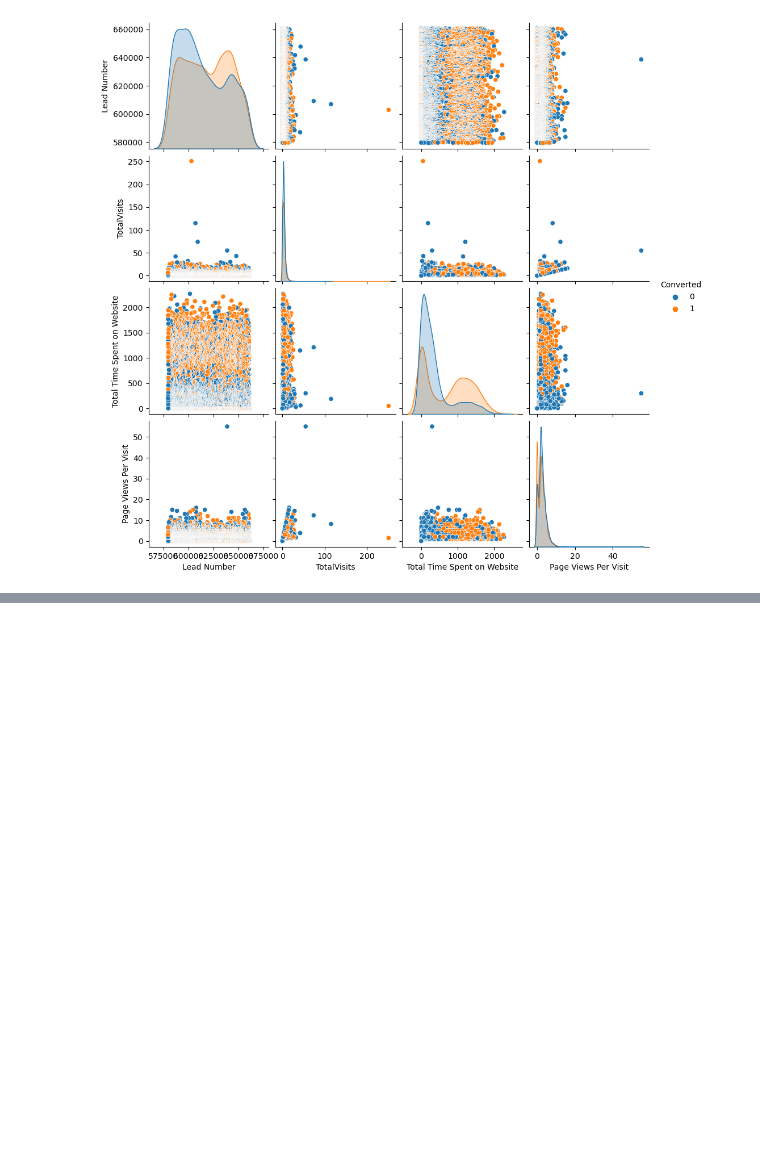
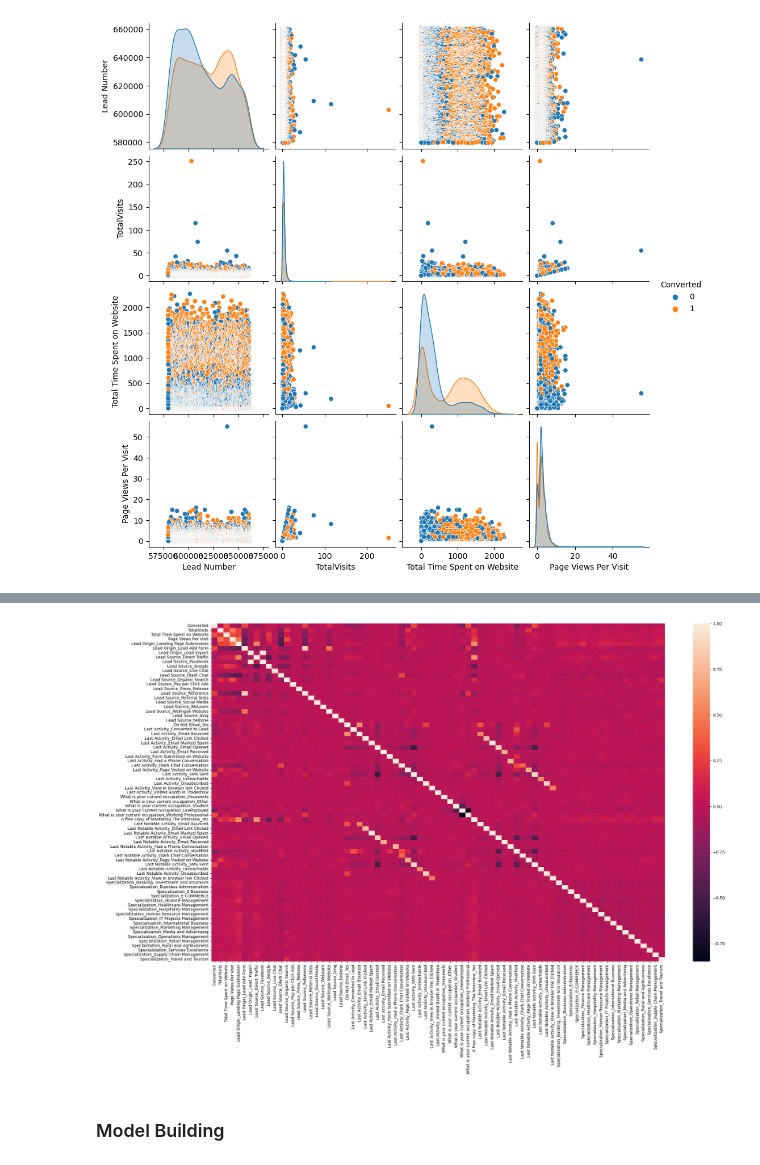
Before and after one commit to dhyani28/Lead_score_case_study, a Jupyter notebook: Lead_score_case_study_code.ipynb, the cells around one changed output, grey strips where cells are left out. Cells and saved outputs as stored; diff of their text form; code cells hidden in the pictures; blank space fills up the shorter version.

```diff
--- a/Lead_score_case_study_code.ipynb
+++ b/Lead_score_case_study_code.ipynb
@@ -316,0 +429,2 @@ ValueError: Cannot use `hue` without `x` and `y`
+# %%
+leads_score.drop(['Prospect ID', 'Lead Number'], 1, inplace = True)
@@ -316,0 +449,20 @@ ValueError: Cannot use `hue` without `x` and `y`
+# %%
+#now creating dummmy variables for the same columns
+dummy = pd.get_dummies(leads_score[['Lead Origin', 'Lead Source', 'Do Not Email', 'Last Activity',
+                              'What is your current occupation','A free copy of Mastering The Interview',
+                              'Last Notable Activity']], drop_first=True)
+
+
+leads_score = pd.concat([leads_score, dummy], axis=1)
+# %%
+# Now creating dummy variable for the column 'Specialization' because it has "select" value
+
+dummy_1 = pd.get_dummies(leads_score['Specialization'], prefix = 'Specialization')
+dummy_1 = dummy_1.drop(['Specialization_Select'], 1)
+leads_score = pd.concat([leads_score, dummy_1], axis = 1)
+# %%
+#now dropping colummns for which dummies are already created
+
+leads_score = leads_score.drop(['Lead Origin', 'Lead Source', 'Do Not Email', 'Last Activity',
+                   'Specialization', 'What is your current occupation',
+                   'A free copy of Mastering The Interview', 'Last Notable Activity'], 1)
@@ -316,0 +525,9 @@ ValueError: Cannot use `hue` without `x` and `y`
+# %%
+#All columns now in same scale so now we can perform correlation between variables
+plt.figure(figsize = (25,15))
+sns.heatmap(leads_score.corr())
+plt.show()
+# %% [output]
+[figure, added]
+# %% [markdown]
+### Model Building
```
Also changed, not shown: parts of 107 cells of this notebook.
